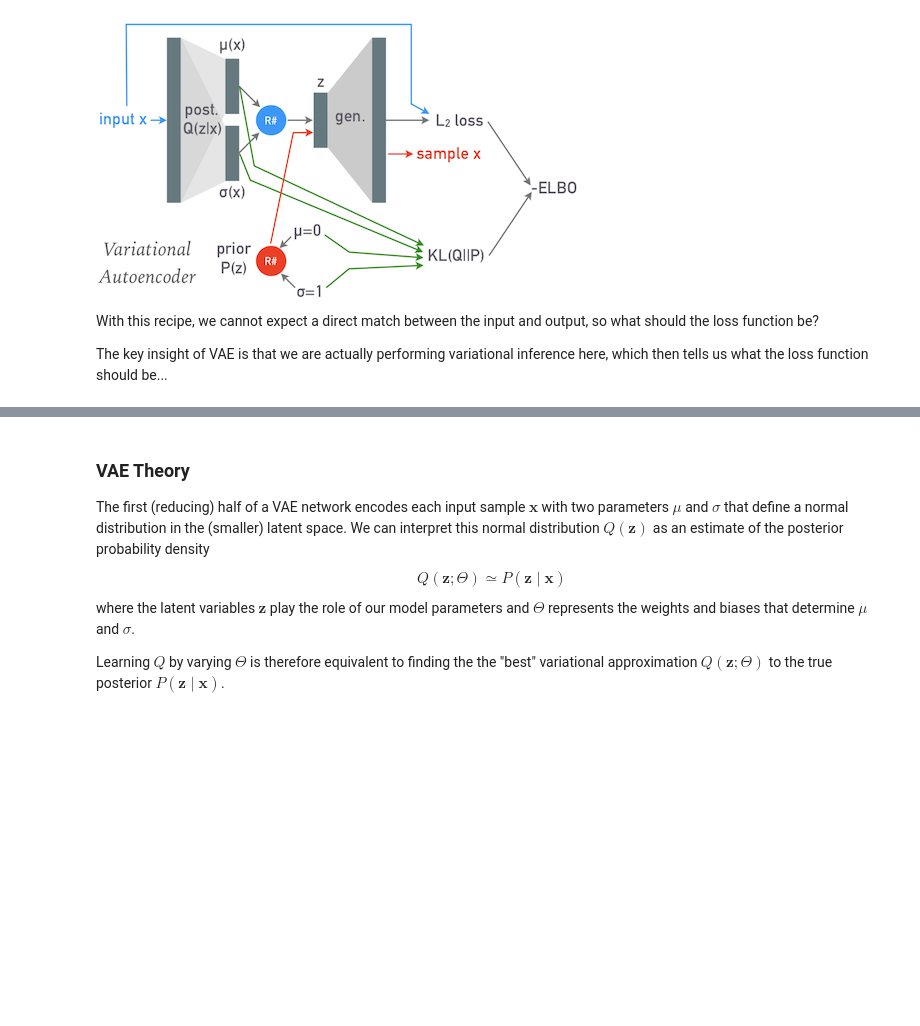
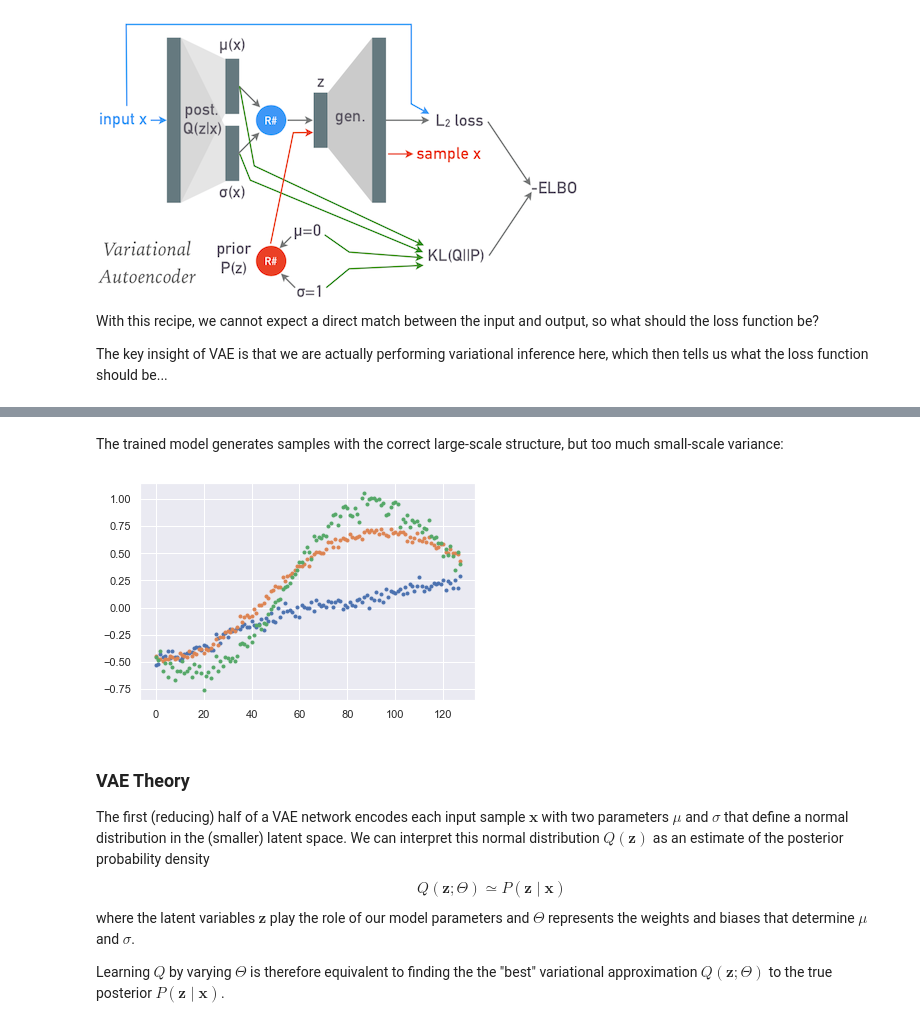
Before and after one commit to dkirkby/kavli2019, a Jupyter notebook: Lecture2.ipynb, the cells around one changed output, grey strips where cells are left out. Cells and saved outputs as stored; diff of their text form; code cells hidden in the pictures; blank space fills up the shorter version.

```diff
--- a/Lecture2.ipynb
+++ b/Lecture2.ipynb
@@ -357,3 +463,9 @@ The key insight of VAE is that we are actually performing variational inference
+# %% [markdown]
+The trained model generates samples with the correct large-scale structure, but too much small-scale variance:
+# %%
+model.evaluate()
+# %% [output]
+[figure, added]
 # %% [markdown]
 ### VAE Theory
 
```
Also changed, not shown: parts of 8 cells of this notebook.
